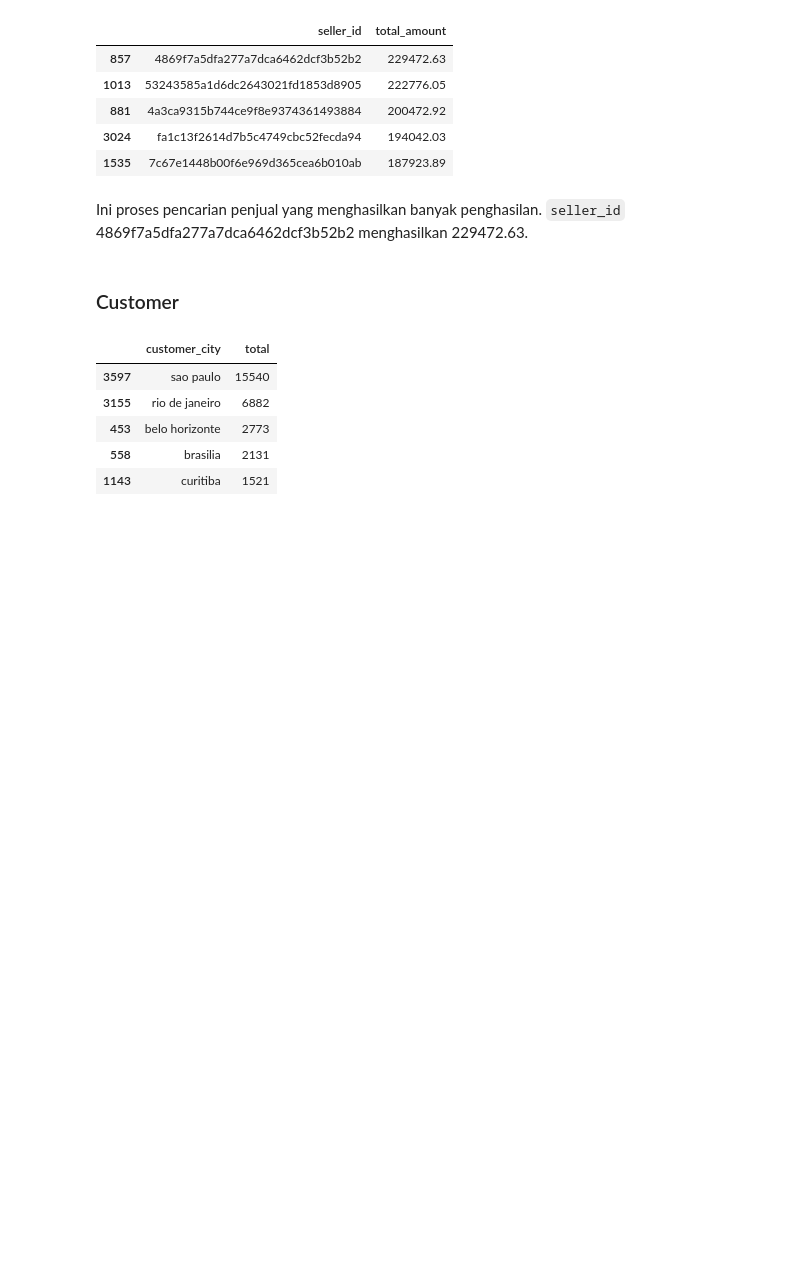
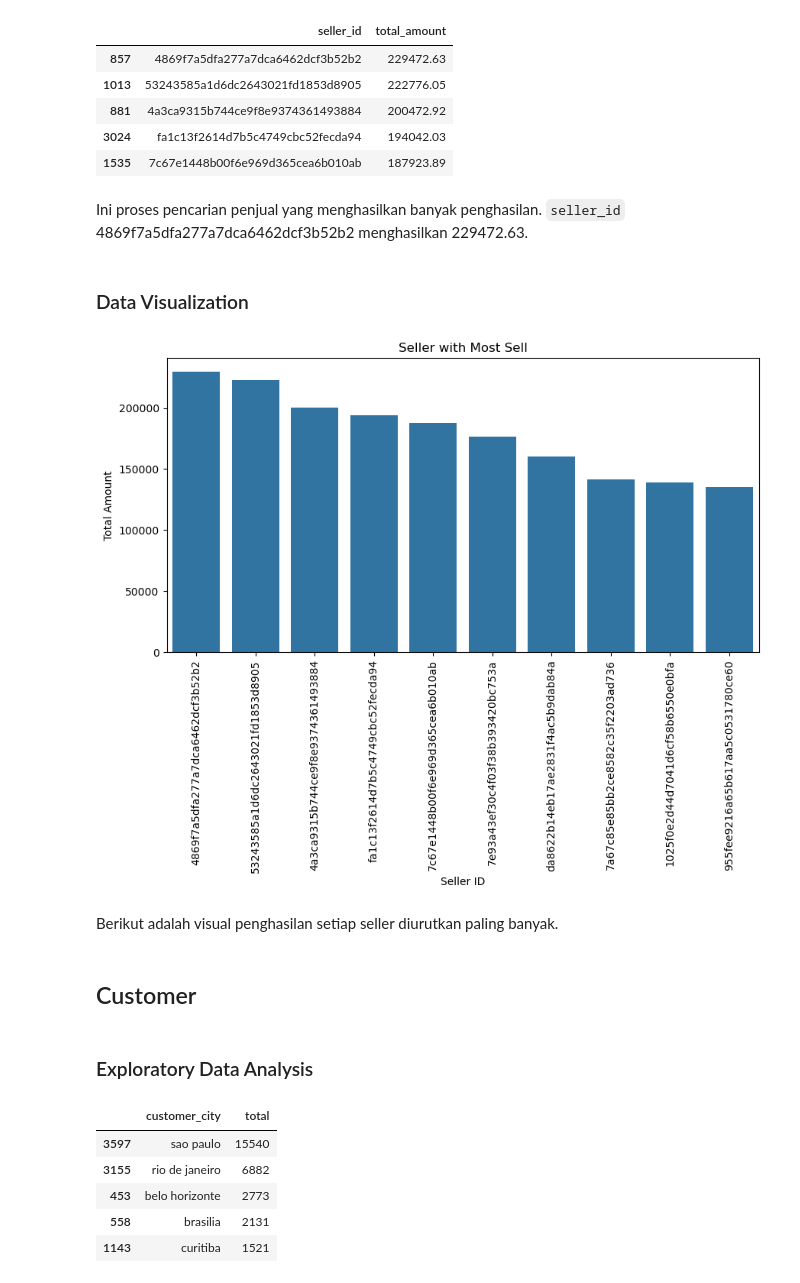
Before and after one commit to ridhoandml/ecommerce-data, a Jupyter notebook: notebook.ipynb, the cells around one changed output. Saved outputs shown, nothing was run; the diff lists cells and outputs as text; code cells hidden in the pictures; blank space fills up the shorter version.

```diff
--- a/notebook.ipynb
+++ b/notebook.ipynb
@@ -805,8 +1065,29 @@ topSeller.sort_values(by="total_amount", ascending=False).head()
 | 1535 | 7c67e1448b00f6e969d365cea6b010ab | 187923.89 |
 # %% [markdown]
 Ini proses pencarian penjual yang menghasilkan banyak penghasilan. `seller_id` 4869f7a5dfa277a7dca6462dcf3b52b2 menghasilkan 229472.63.
+# %% [markdown]
+### Data Visualization
+# %%
+plt.figure(figsize=(10, 5))
+
+sns.barplot(
+    y="total_amount",
+    x="seller_id",
+    data=topSeller.sort_values(by="total_amount", ascending=False).head(10)
+)
+plt.title("Seller with Most Sell")
+plt.xlabel("Seller ID")
+plt.ylabel("Total Amount")
+plt.xticks(rotation=90)
+plt.show()
+# %% [output]
+[figure, added]
+# %% [markdown]
+Berikut adalah visual penghasilan setiap seller diurutkan paling banyak.
 # %% [markdown]
-### Customer
+## Customer
+# %% [markdown]
+### Exploratory Data Analysis
 # %%
 mostCityCustomer = customers.groupby('customer_city').agg(
 	total=("customer_unique_id", "count"),
```
Also changed, not shown: parts of 79 cells of this notebook, 2 other files.
